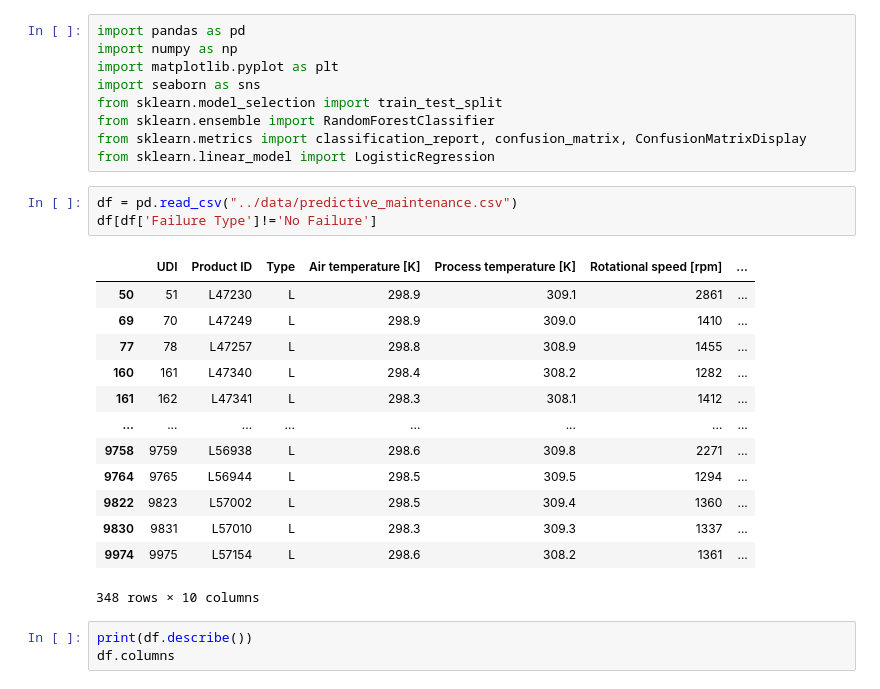
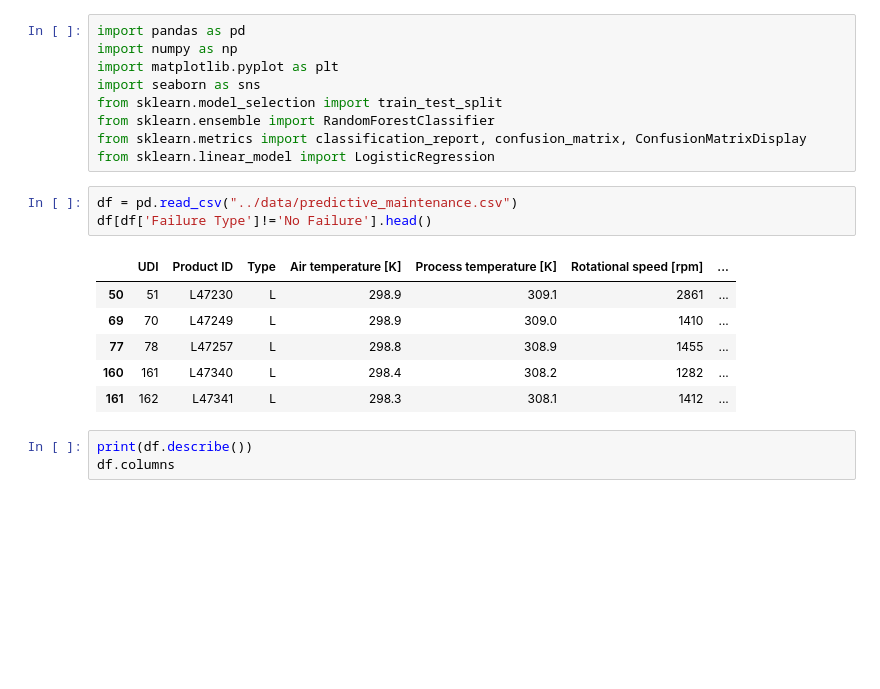
Before and after one commit to mindlos777/ml_predictive_maintenance, a Jupyter notebook: notebook/pdm_test.ipynb, the cells around one changed output. Saved outputs shown, nothing was run; the diff lists cells and outputs as text; blank space fills up the shorter version.

```diff
--- a/notebook/pdm_test.ipynb
+++ b/notebook/pdm_test.ipynb
@@ -12,21 +12,14 @@ from sklearn.metrics import classification_report, confusion_matrix, ConfusionMa
 from sklearn.linear_model import LogisticRegression
 # %%
 df = pd.read_csv("../data/predictive_maintenance.csv")
-df[df['Failure Type']!='No Failure']
+df[df['Failure Type']!='No Failure'].head()
 # %% [output]
 |  | UDI | Product ID | Type | Air temperature [K] | Process temperature [K] | Rotational speed [rpm] | ... |
 | 50 | 51 | L47230 | L | 298.9 | 309.1 | 2861 | ... |
 | 69 | 70 | L47249 | L | 298.9 | 309.0 | 1410 | ... |
 | 77 | 78 | L47257 | L | 298.8 | 308.9 | 1455 | ... |
 | 160 | 161 | L47340 | L | 298.4 | 308.2 | 1282 | ... |
 | 161 | 162 | L47341 | L | 298.3 | 308.1 | 1412 | ... |
-| ... | ... | ... | ... | ... | ... | ... | ... |
-| 9758 | 9759 | L56938 | L | 298.6 | 309.8 | 2271 | ... |
-| 9764 | 9765 | L56944 | L | 298.5 | 309.5 | 1294 | ... |
-| 9822 | 9823 | L57002 | L | 298.5 | 309.4 | 1360 | ... |
-| 9830 | 9831 | L57010 | L | 298.3 | 309.3 | 1337 | ... |
-| 9974 | 9975 | L57154 | L | 298.6 | 308.2 | 1361 | ... |
-348 rows × 10 columns
 # %%
 print(df.describe())
 df.columns
```
Also changed, not shown: parts of 6 cells of this notebook, 10 other files.
